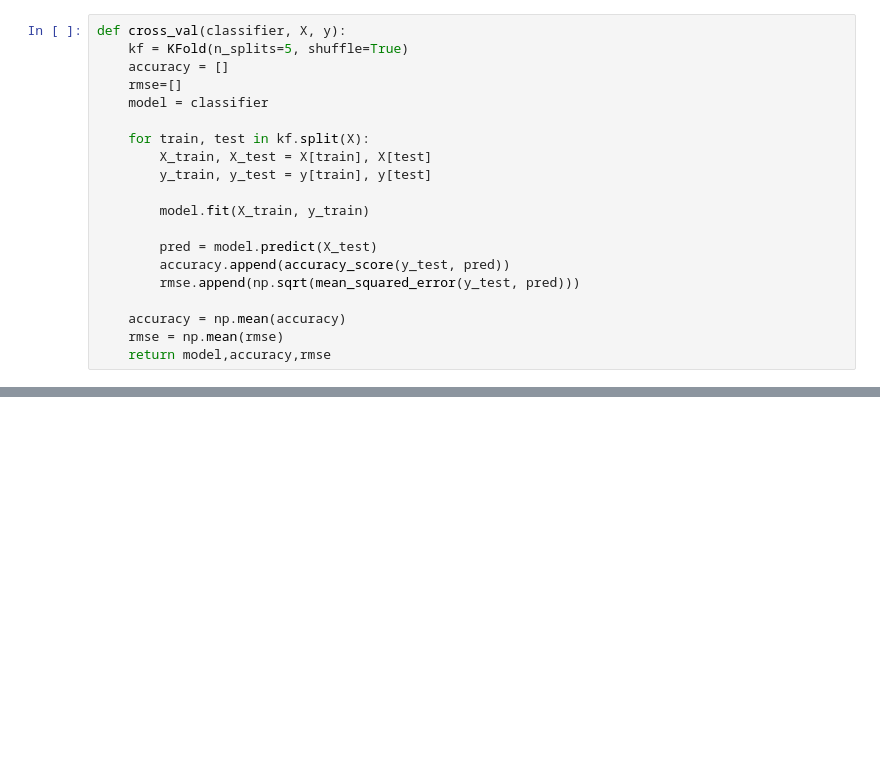
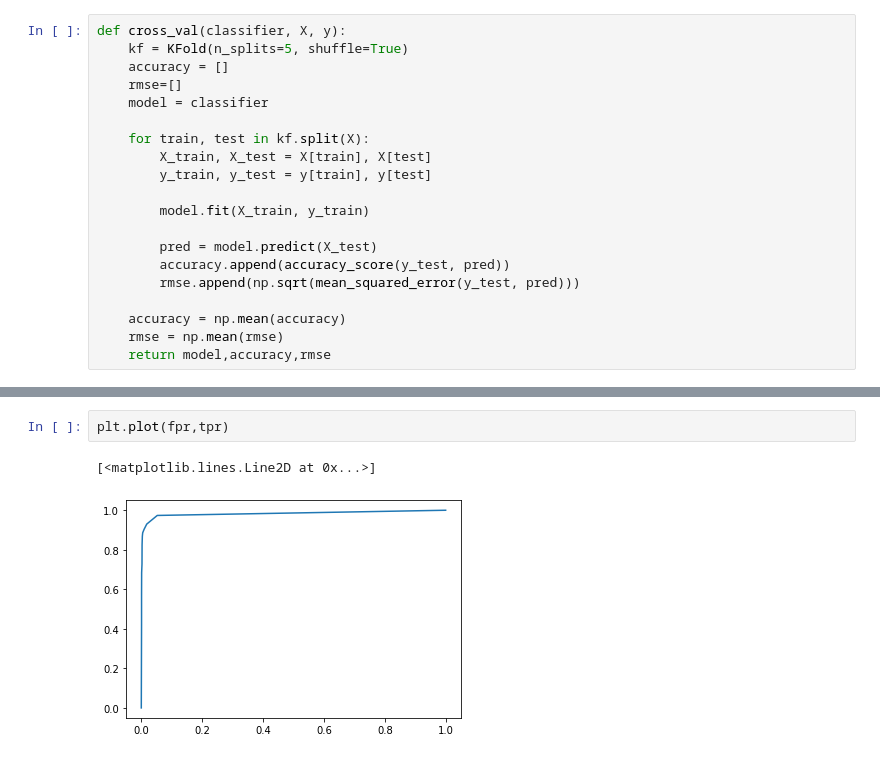
Before and after one commit to josephshanks/fraud-detector, a Jupyter notebook: RF_Model.ipynb, the cells around one changed output, grey strips where cells are left out. Saved outputs shown, nothing was run; the diff lists cells and outputs as text; blank space fills up the shorter version.

```diff
--- a/RF_Model.ipynb
+++ b/RF_Model.ipynb
@@ -40,0 +87,5 @@ def random_forest(X_train, X_test, y_train, y_test):
+# %%
+plt.plot(fpr,tpr)
+# %% [output]
+[<matplotlib.lines.Line2D at 0x...>]
+[figure, added]
```
Also changed, not shown: parts of 10 cells of this notebook, 2 other files.
